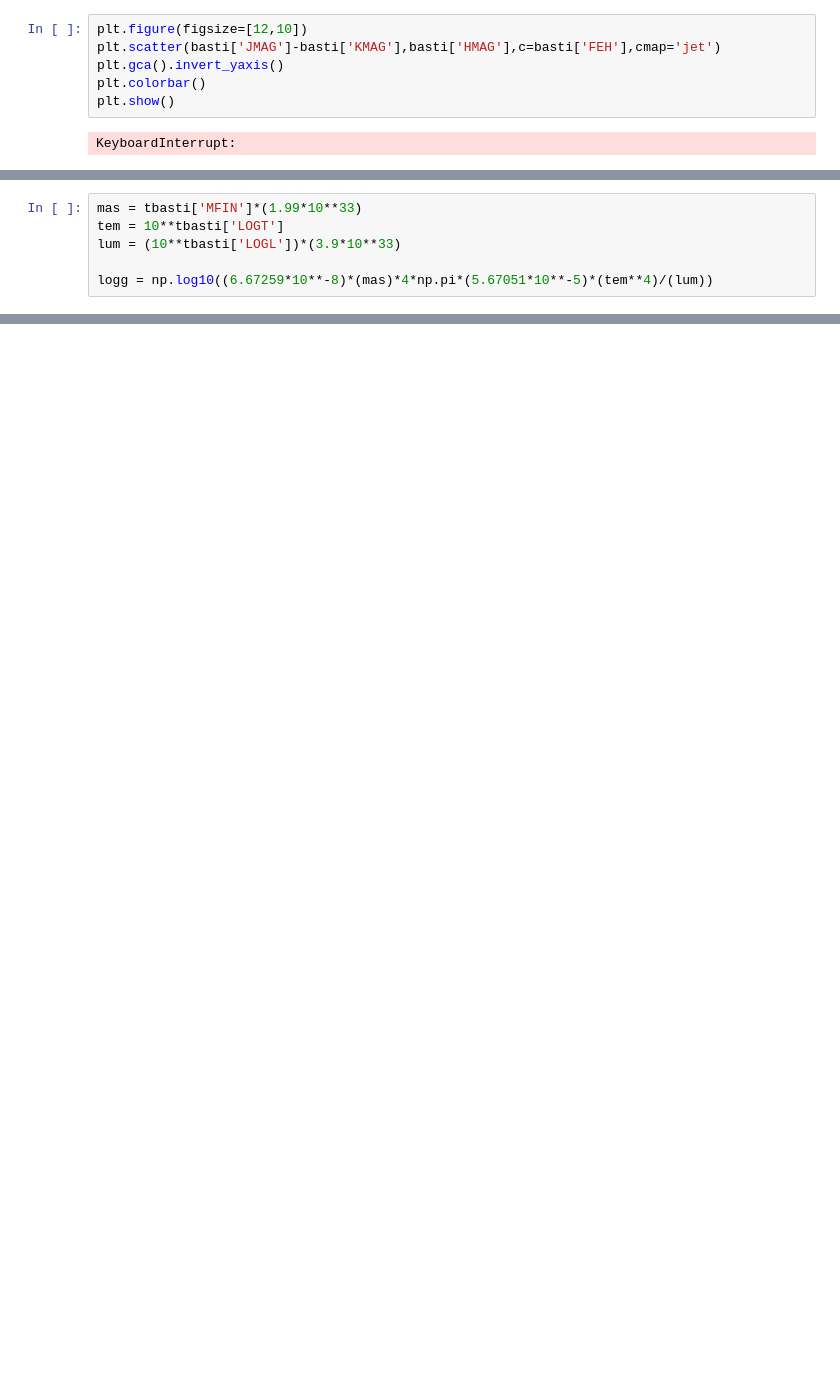
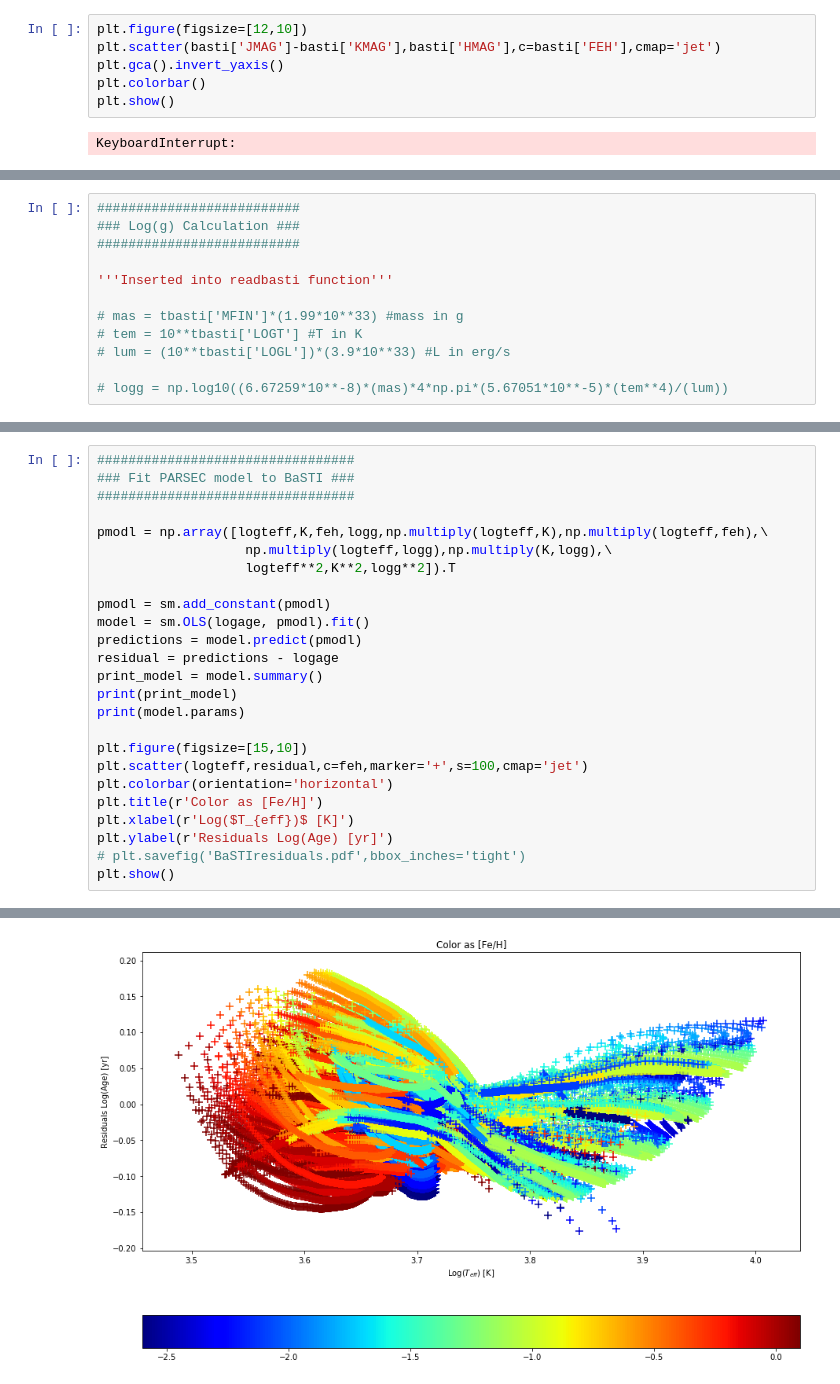
Before and after one commit to JoshuaPovick/Magellanic_Ages, a Jupyter notebook: BaSTI_only.ipynb, the cells around one changed output, grey strips where cells are left out. Saved outputs shown, nothing was run; the diff lists cells and outputs as text; blank space fills up the shorter version.

Commit message:
started model BaSTI model testing

```diff
--- a/BaSTI_only.ipynb
+++ b/BaSTI_only.ipynb
@@ -179,6 +174,12 @@ KeyboardInterrupt:
 # %%
-mas = tbasti['MFIN']*(1.99*10**33)
-tem = 10**tbasti['LOGT']
-lum = (10**tbasti['LOGL'])*(3.9*10**33)
+##########################
+### Log(g) Calculation ###
+##########################
 
-logg = np.log10((6.67259*10**-8)*(mas)*4*np.pi*(5.67051*10**-5)*(tem**4)/(lum))
+'''Inserted into readbasti function'''
+
+# mas = tbasti['MFIN']*(1.99*10**33) #mass in g
+# tem = 10**tbasti['LOGT'] #T in K
+# lum = (10**tbasti['LOGL'])*(3.9*10**33) #L in erg/s
+
+# logg = np.log10((6.67259*10**-8)*(mas)*4*np.pi*(5.67051*10**-5)*(tem**4)/(lum))
@@ -220,0 +224,26 @@ array([ True,  True,  True, ..., False, False, False])
+# %%
+#################################
+### Fit PARSEC model to BaSTI ###
+#################################
+
+pmodl = np.array([logteff,K,feh,logg,np.multiply(logteff,K),np.multiply(logteff,feh),\
+                   np.multiply(logteff,logg),np.multiply(K,logg),\
+                   logteff**2,K**2,logg**2]).T
+
+pmodl = sm.add_constant(pmodl)
+model = sm.OLS(logage, pmodl).fit()
+predictions = model.predict(pmodl)
+residual = predictions - logage
+print_model = model.summary()
+print(print_model)
+print(model.params)
+
+plt.figure(figsize=[15,10])
+plt.scatter(logteff,residual,c=feh,marker='+',s=100,cmap='jet')
+plt.colorbar(orientation='horizontal')
+plt.title(r'Color as [Fe/H]')
+plt.xlabel(r'Log($T_{eff})$ [K]')
+plt.ylabel(r'Residuals Log(Age) [yr]')
+# plt.savefig('BaSTIresiduals.pdf',bbox_inches='tight')
+plt.show()
+# %% [output]
@@ -220,0 +267 @@ array([ True,  True,  True, ..., False, False, False])
+[figure, added]
```
Also changed, not shown: parts of 11 cells of this notebook, 1 other file.
